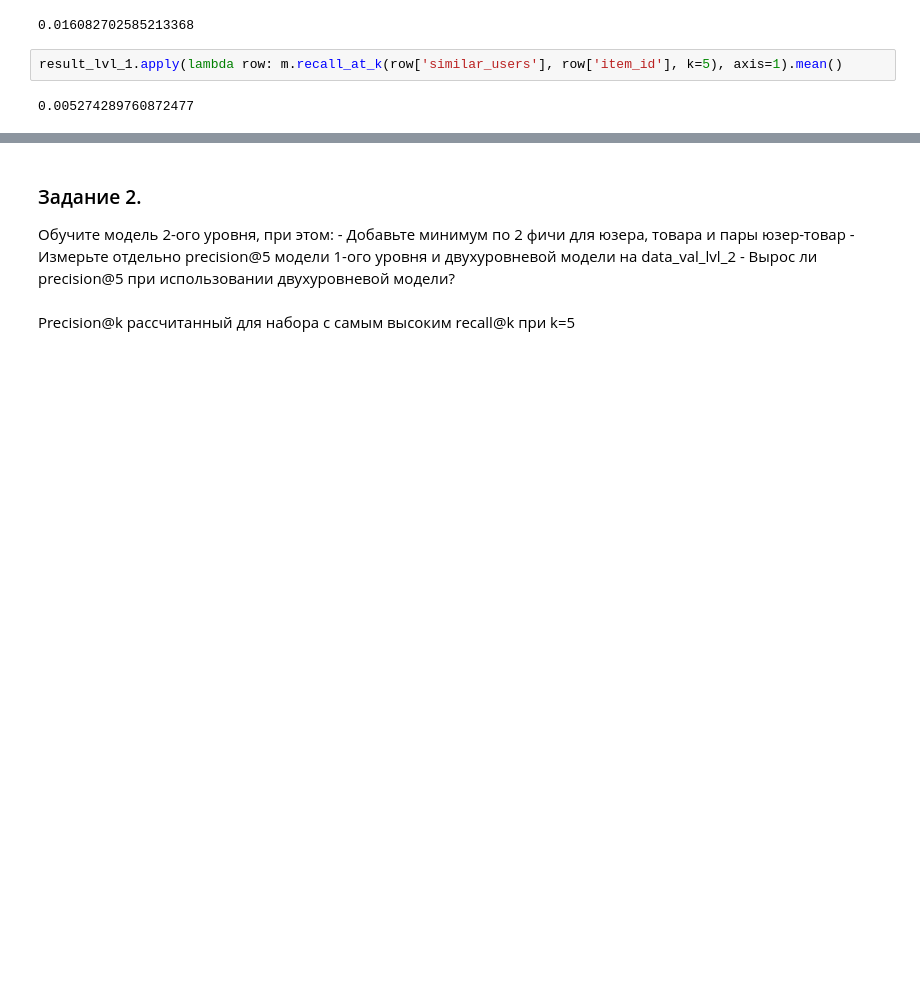
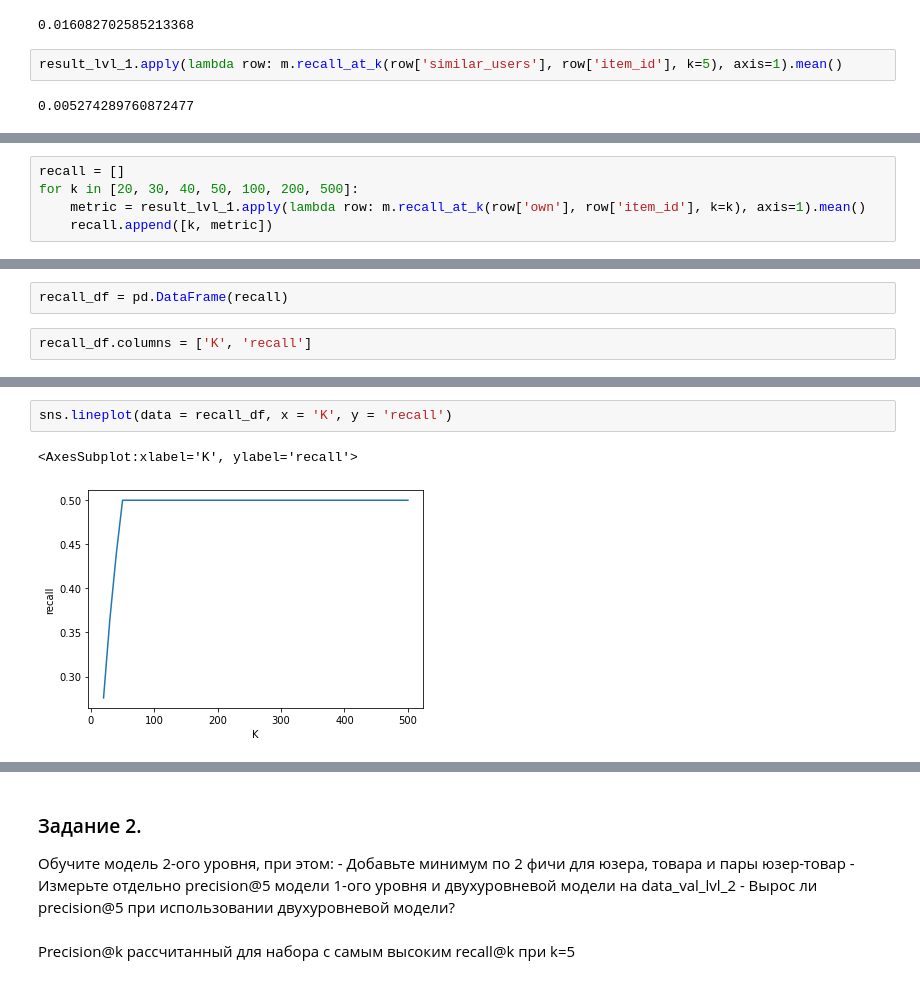
Before and after one commit to fandom170/Recommend_systems, a Jupyter notebook: Lesson_6/hw_webinar_6.ipynb, the cells around one changed output, grey strips where cells are left out. Saved outputs shown, nothing was run; the diff lists cells and outputs as text; blank space fills up the shorter version.

```diff
--- a/Lesson_6/hw_webinar_6.ipynb
+++ b/Lesson_6/hw_webinar_6.ipynb
@@ -226,0 +224,5 @@ result_lvl_1.apply(lambda row: m.recall_at_k(row['similar_users'], row['item_id'
+# %%
+recall = []
+for k in [20, 30, 40, 50, 100, 200, 500]:
+    metric = result_lvl_1.apply(lambda row: m.recall_at_k(row['own'], row['item_id'], k=k), axis=1).mean()
+    recall.append([k, metric])
@@ -226,0 +231,4 @@ result_lvl_1.apply(lambda row: m.recall_at_k(row['similar_users'], row['item_id'
+# %%
+recall_df = pd.DataFrame(recall)
+# %%
+recall_df.columns = ['K', 'recall']
@@ -226,0 +244,5 @@ result_lvl_1.apply(lambda row: m.recall_at_k(row['similar_users'], row['item_id'
+# %%
+sns.lineplot(data = recall_df, x = 'K', y = 'recall')
+# %% [output]
+<AxesSubplot:xlabel='K', ylabel='recall'>
+[figure, added]
```
Also changed, not shown: parts of 4 cells of this notebook.
